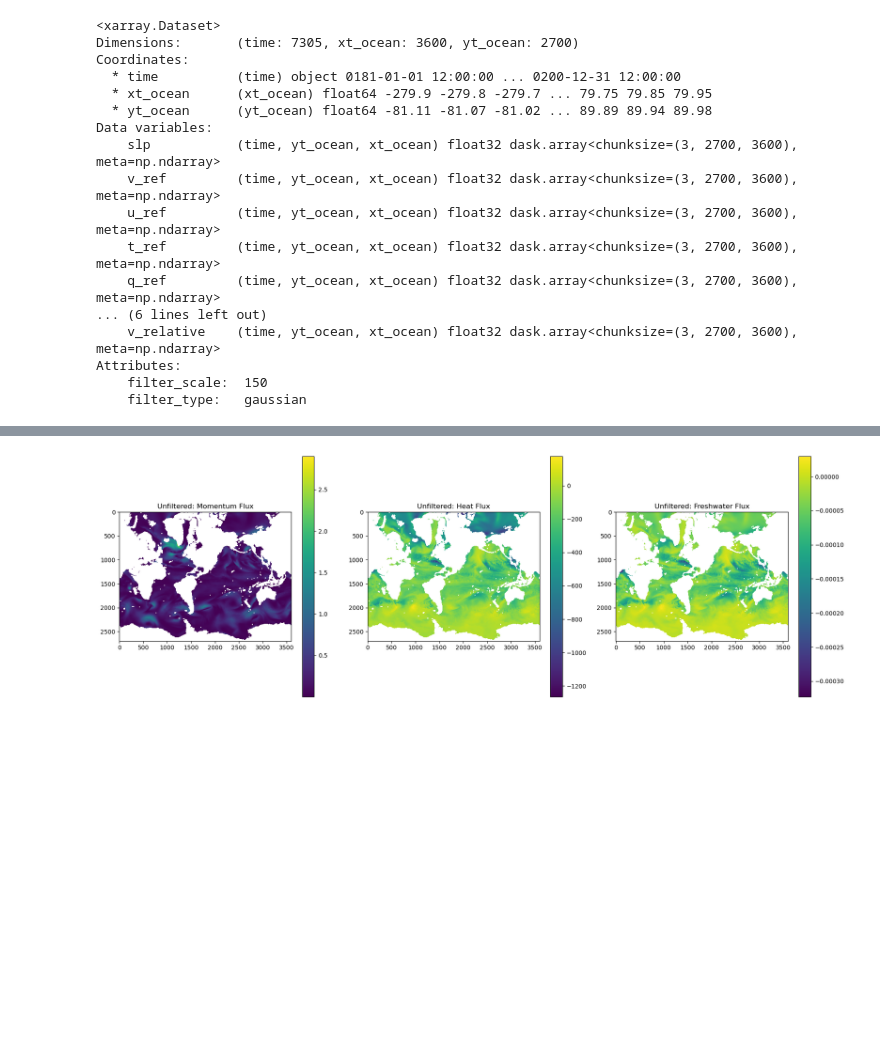
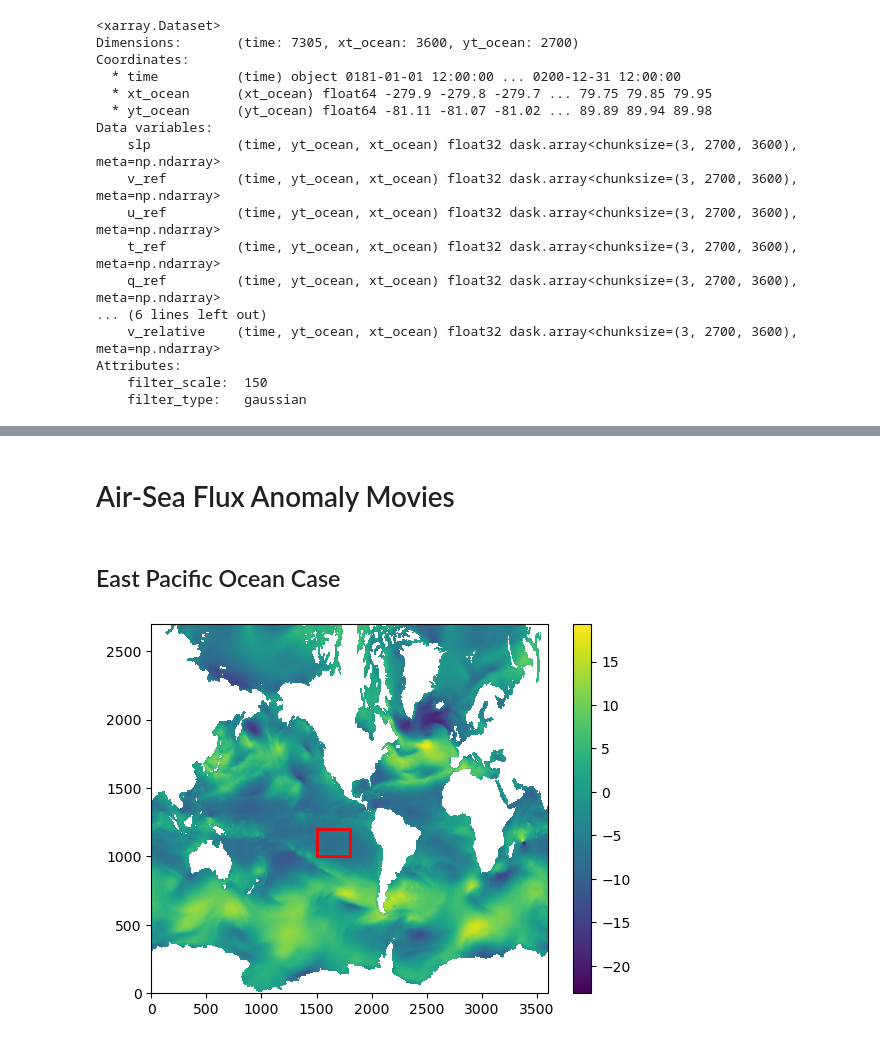
Before and after one commit to ocean-transport/cm26_diagnostics, a Jupyter notebook: airSeaFluxAnomalies_filterScales.ipynb, the cells around one changed output, grey strips where cells are left out. Cells and saved outputs as stored; diff of their text form; code cells hidden in the pictures; blank space fills up the shorter version.

```diff
--- a/airSeaFluxAnomalies_filterScales.ipynb
+++ b/airSeaFluxAnomalies_filterScales.ipynb
@@ -133,42 +146,24 @@ plt.show()
-# %%
-import aerobulk
-from aerobulk import noskin
-
-snapshot = ds_in.isel(time=0)
-
-ql, qh, taux, tauy, evap =  noskin(
-        snapshot.surface_temp,
-        snapshot.t_ref,
-        snapshot.q_ref,
-        snapshot.u_relative,
-        snapshot.v_relative,
-        slp=snapshot.slp,
-        algo='ecmwf',
-        zt=2,
-        zu=1,
-)
-
-momflux_unfiltered = np.sqrt( taux ** 2 + tauy ** 2 )
-heatflux_unfiltered = ql + qh
-freshflux_unfiltered = evap
-
-# Create a horizontal layout for three subplots
-fig, (ax1, ax2, ax3) = plt.subplots(1, 3, figsize=(18, 6))
-
-# Add data to each subplot
-im1 = ax1.imshow(np.rot90(momflux_unfiltered, 2))
-ax1.set_title("Unfiltered: Momentum Flux")
-fig.colorbar(im1, ax=ax1)
-
-im2 = ax2.imshow(np.rot90(heatflux_unfiltered, 2))
-ax2.set_title("Unfiltered: Heat Flux")
-fig.colorbar(im2, ax=ax2)
-
-im3 = ax3.imshow(np.rot90(freshflux_unfiltered, 2))
-ax3.set_title("Unfiltered: Freshwater Flux")
-fig.colorbar(im3, ax=ax3)
-
-plt.tight_layout()
-plt.show()
-# %% [output]
-[figure, removed]
+# %% [markdown]
+# Air-Sea Flux Anomaly Movies
+# %% [markdown]
+## East Pacific Ocean Case
+# %%
+# Extract the data for the specific region
+data = ds_in.u_ref.isel(time=0)
+
+# Plot the data using pcolor
+plt.pcolor(data, cmap='viridis')
+
+# Get the bounds of the region (using the indices)
+x_min, x_max = 1500, 1800
+y_min, y_max = 1000, 1200
+
+# Draw a rectangle around the region (the coordinates are based on the index positions)
+rect = plt.Rectangle((x_min, y_min), x_max - x_min, y_max - y_min, linewidth=2, edgecolor='red', facecolor='none')
+plt.gca().add_patch(rect)  # Add the rectangle to the current axes
+
+# Show the plot
+plt.colorbar()
+plt.show()
+# %% [output]
+[figure, added]
```
Also changed, not shown: parts of 42 cells of this notebook.
